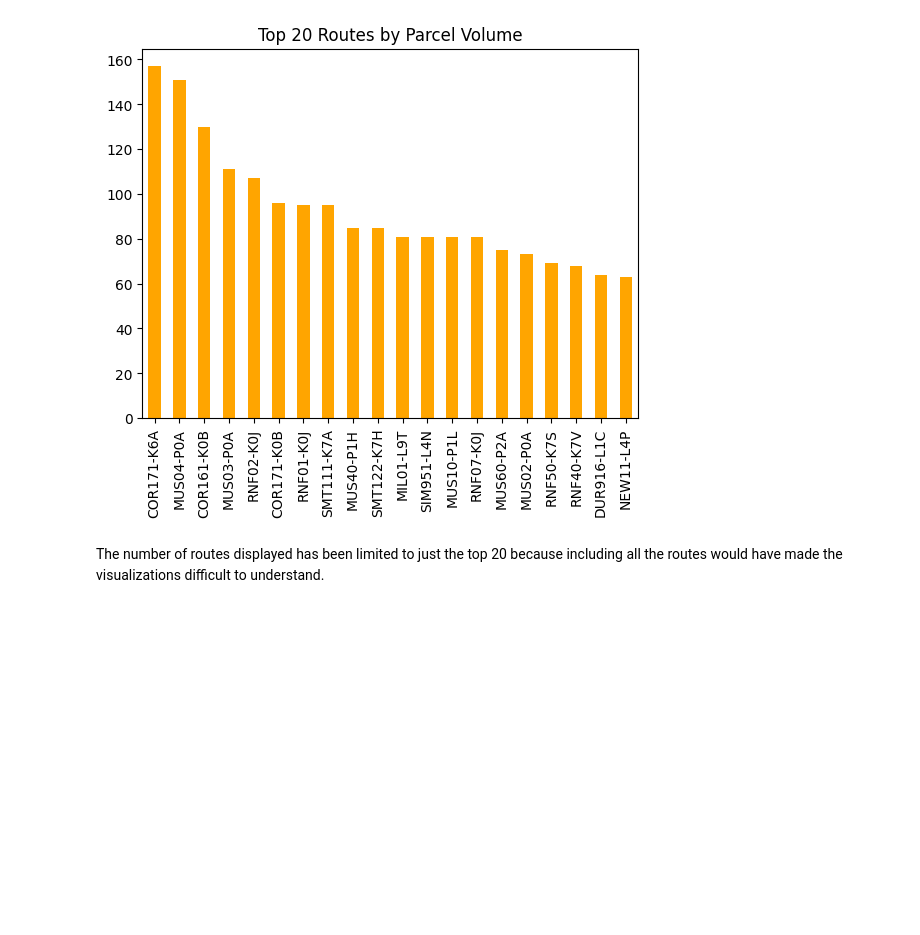
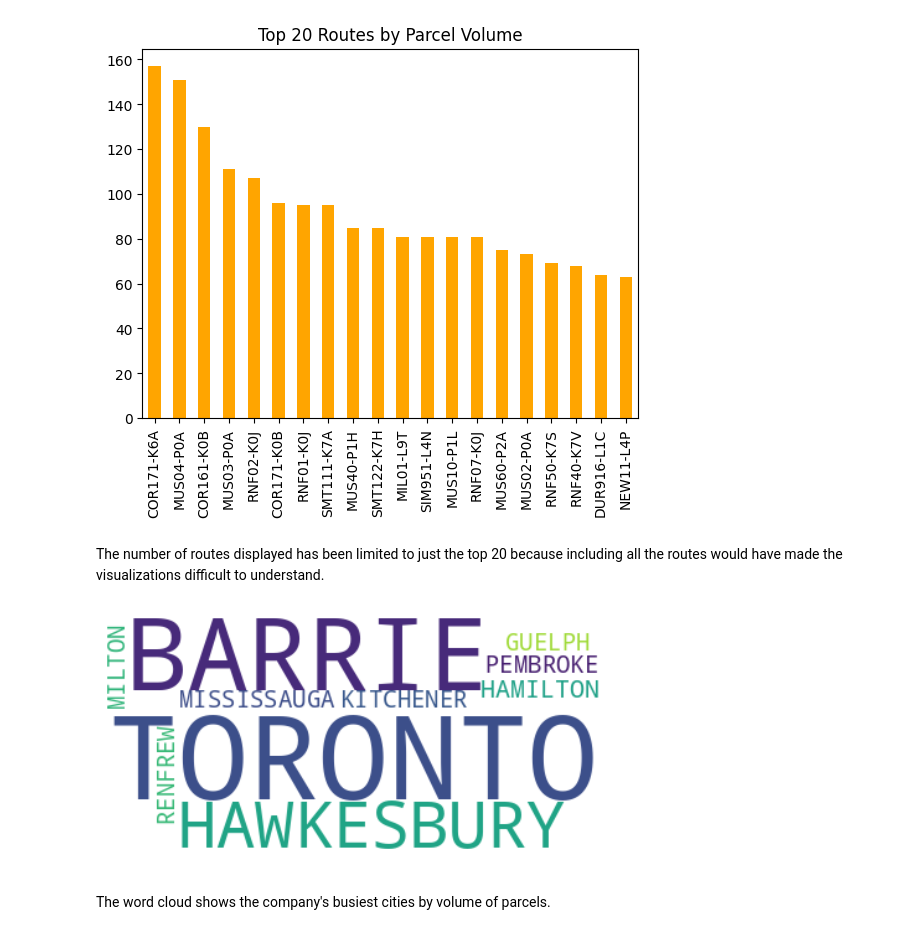
Before and after one commit to immortalRegis/Data-Analysis, a Jupyter notebook: Parcel_Data.ipynb, the cells around one changed output. Saved outputs shown, nothing was run; the diff lists cells and outputs as text; code cells hidden in the pictures; blank space fills up the shorter version.

```diff
--- a/Parcel_Data.ipynb
+++ b/Parcel_Data.ipynb
@@ -140,0 +144,15 @@ The number of routes displayed has been limited to just the top 20 because inclu
+# %%
+master_city_dict  = data['MasterCity'].value_counts().to_dict()
+cities = list(master_city_dict.keys())
+
+text = ' '.join(city for city in cities[:10])
+# Creating word_cloud with text as argument in .generate() method
+word_cloud = WordCloud(collocations = False, background_color = 'white').generate(text)
+# Display the generated Word Cloud
+plt.imshow(word_cloud, interpolation='bilinear')
+plt.axis("off")
+plt.show()
+# %% [output]
+[figure, added]
+# %% [markdown]
+The word cloud shows the company's busiest cities by volume of parcels.
```
Also changed, not shown: parts of 1 cell of this notebook.
